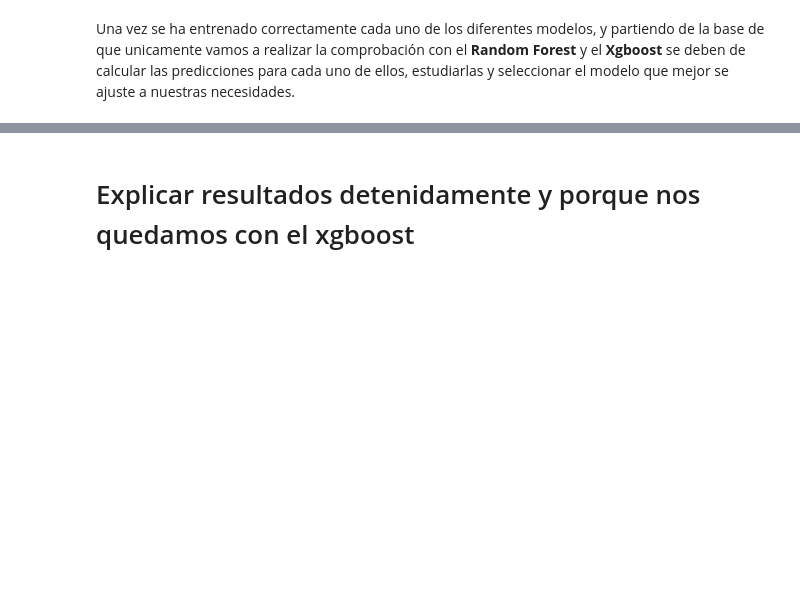
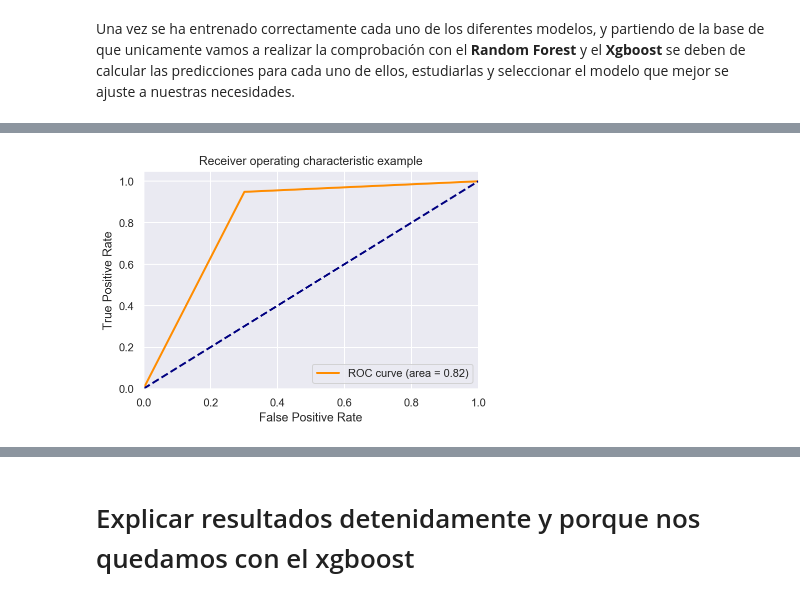
Before and after one commit to cifucg/minsait_land_classification, a Jupyter notebook: Analisis Exploratorio (FINAL).ipynb, the cells around one changed output, grey strips where cells are left out. Drawn from its saved outputs; the diff is of its cells as text; code cells hidden in the pictures; blank space fills up the shorter version.

```diff
--- a/Analisis Exploratorio (FINAL).ipynb
+++ b/Analisis Exploratorio (FINAL).ipynb
@@ -1052,0 +1055,4 @@ AUC : 0.8
+# %%
+analize_model('Random forest', X_test, y_test, False, True, False)
+# %% [output]
+[figure, added]
```
Also changed, not shown: parts of 20 cells of this notebook.
